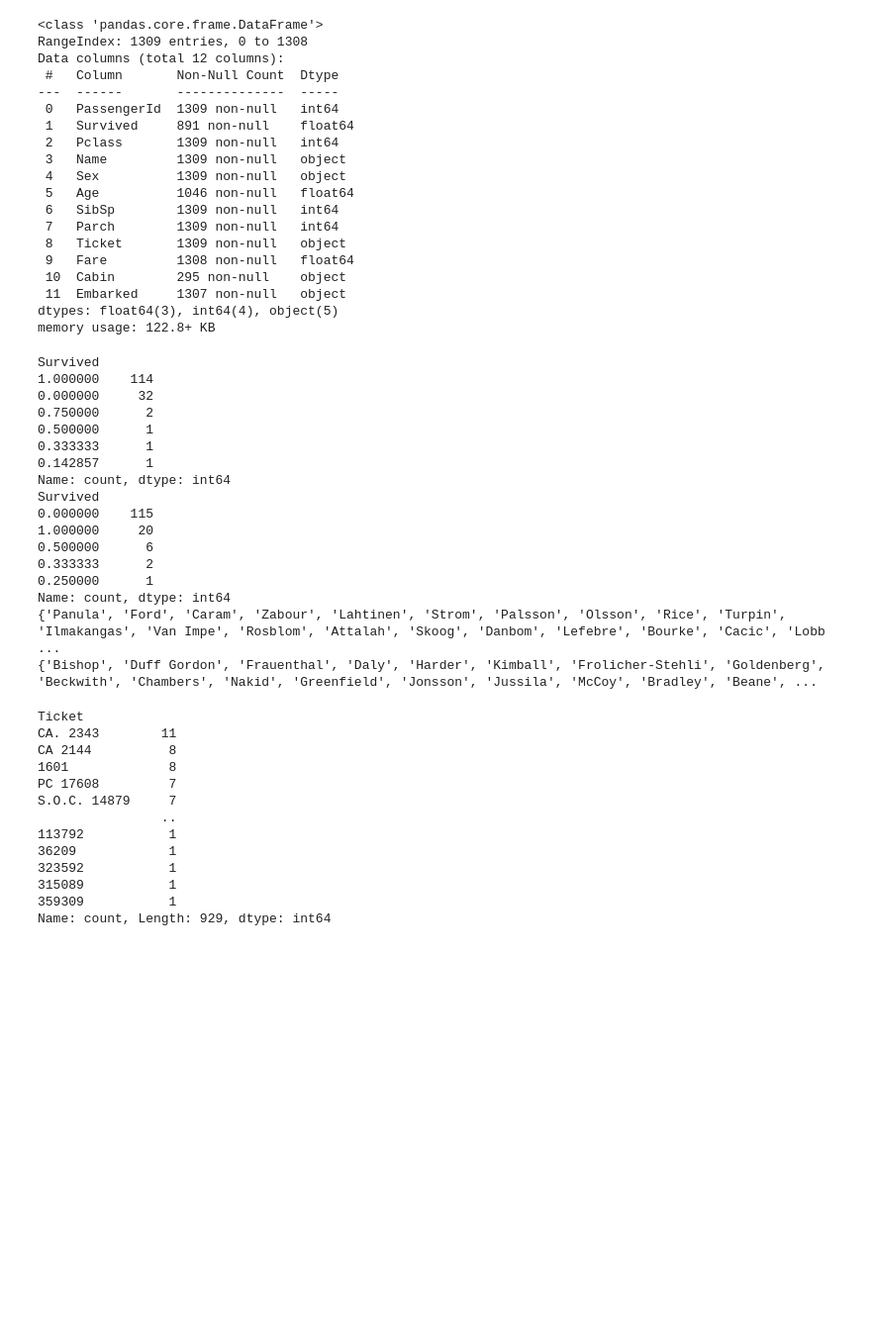
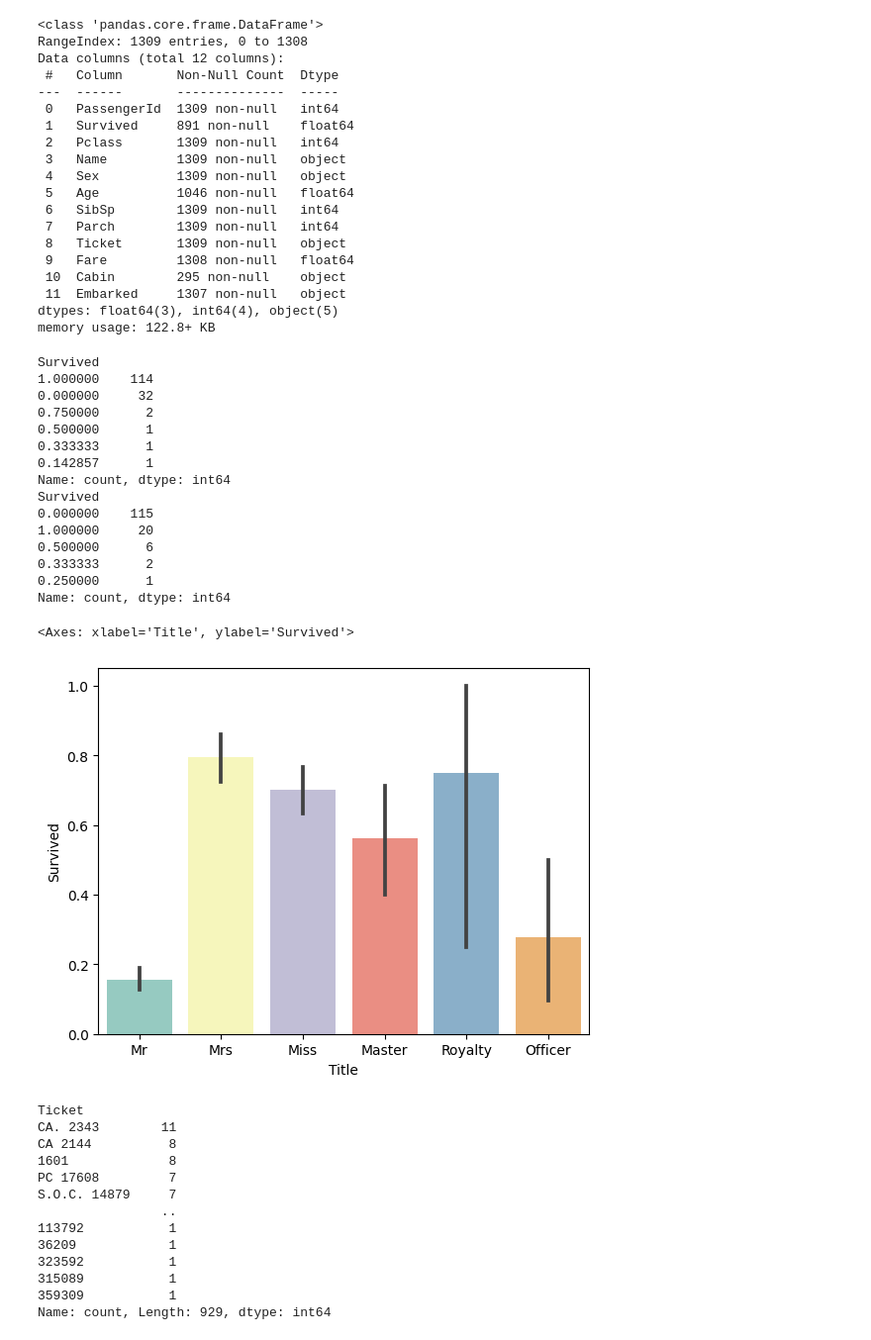
Before and after one commit to affine1129/kaggle, a Jupyter notebook: src/notebooks/titanic.ipynb, the cells around one changed output. Shown at 99% size. Saved outputs shown, nothing was run; the diff lists cells and outputs as text; code cells hidden in the pictures; blank space fills up the shorter version.

```diff
--- a/src/notebooks/titanic.ipynb
+++ b/src/notebooks/titanic.ipynb
@@ -140,37 +140,44 @@ all_data['FamilyGroup'] = all_data['Surname'].map(all_data['Surname'].value_coun
 female_or_child = all_data.loc[(all_data['FamilyGroup']>=2) & ((all_data['Age']<=16) | (all_data['Sex']=='female'))]
 female_or_child = female_or_child.groupby('Surname')['Survived'].mean()
 print(female_or_child.value_counts())
 
 # 家族で16歳より上かつ男性の生存率
 male_and_adult = all_data.loc[(all_data['FamilyGroup']>=2) & (all_data['Age']>16) & (all_data['Sex']=='male')]
 male_and_adult = male_and_adult.groupby('Surname')['Survived'].mean()
 print(male_and_adult.value_counts())
 
 dead_list = set(female_or_child[female_or_child.apply(lambda x: x==0)].index)
-print(dead_list)
 survive_list = set(male_and_adult[male_and_adult.apply(lambda x: x==1)].index)
-print(survive_list)
 
 all_data.loc[(all_data['Surname'].apply(lambda x: x in dead_list)) & (all_data['Survived'].isnull()), ['Sex','Age','Title']] = ['male',28.0,'Mr']
 all_data.loc[(all_data['Surname'].apply(lambda x: x in survive_list)) & (all_data['Survived'].isnull()), ['Sex','Age','Title']] = ['female',5.0,'Mrs']
+
+
+all_data['Title'] = all_data['Name'].map(lambda x: x.split(', ')[1].split('. ')[0])
+all_data['Title'] = all_data['Title'].replace(['Capt', 'Col', 'Major', 'Dr', 'Rev'], 'Officer')
+all_data['Title'] = all_data['Title'].replace(['Don', 'Sir',  'the Countess', 'Lady', 'Dona'], 'Royalty')
+all_data['Title'] = all_data['Title'].replace(['Mme', 'Ms'], 'Mrs')
+all_data['Title'] = all_data['Title'].replace(['Mlle'], 'Miss')
+all_data['Title'] = all_data['Title'].replace(['Jonkheer'], 'Master')
+sns.barplot(x='Title', y='Survived', data=all_data, palette='Set3')
 # %% [output]
 Survived
 1.000000    114
 0.000000     32
 0.750000      2
 0.500000      1
 0.333333      1
 0.142857      1
 Name: count, dtype: int64
 Survived
 0.000000    115
 1.000000     20
 0.500000      6
 0.333333      2
 0.250000      1
 Name: count, dtype: int64
-{'Panula', 'Ford', 'Caram', 'Zabour', 'Lahtinen', 'Strom', 'Palsson', 'Olsson', 'Rice', 'Turpin', 'Ilmakangas', 'Van Impe', 'Rosblom', 'Attalah', 'Skoog', 'Danbom', 'Lefebre', 'Bourke', 'Cacic', 'Lobb ...
-{'Bishop', 'Duff Gordon', 'Frauenthal', 'Daly', 'Harder', 'Kimball', 'Frolicher-Stehli', 'Goldenberg', 'Beckwith', 'Chambers', 'Nakid', 'Greenfield', 'Jonsson', 'Jussila', 'McCoy', 'Bradley', 'Beane', ...
+<Axes: xlabel='Title', ylabel='Survived'>
+[figure, added]
 # %%
 # Ticketから特徴量作成
 print(all_data['Ticket'].value_counts())
```
Also changed, not shown: parts of 6 cells of this notebook.
